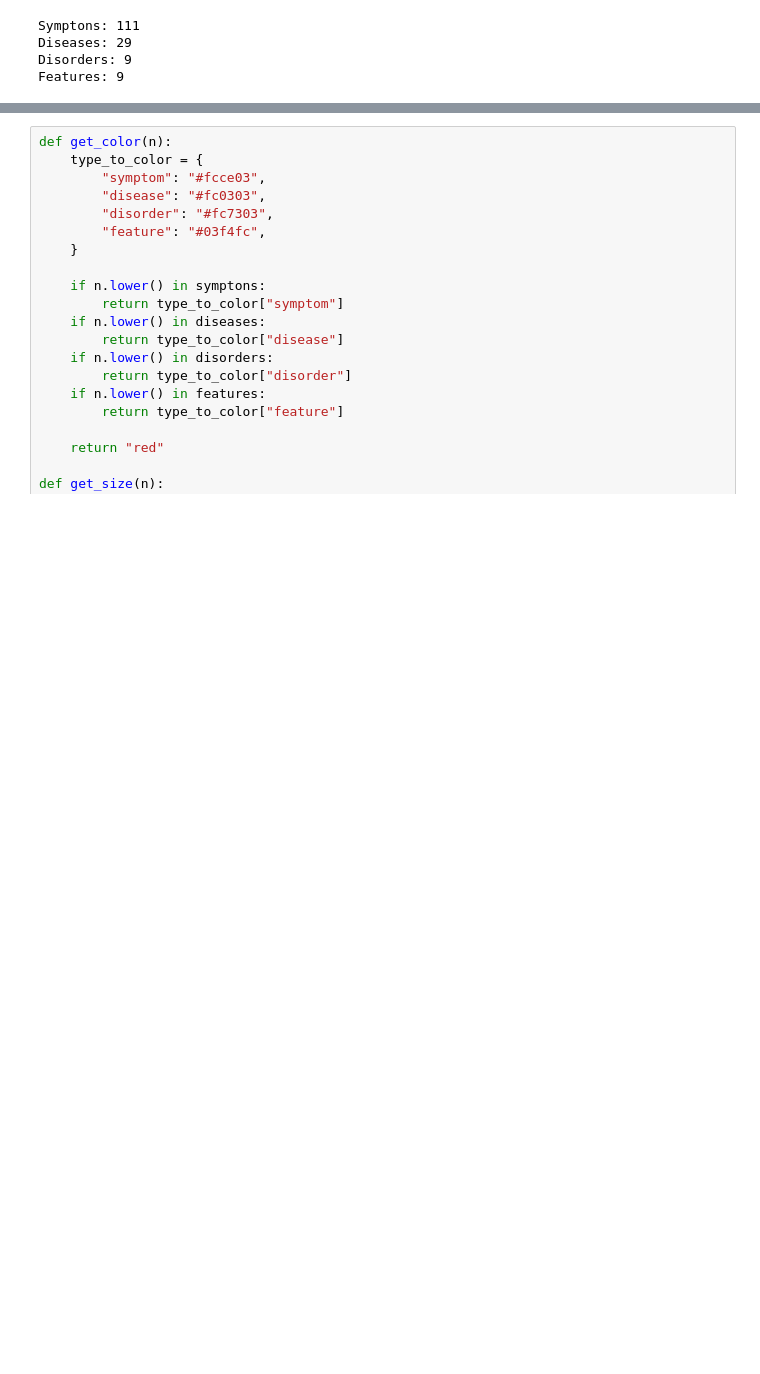
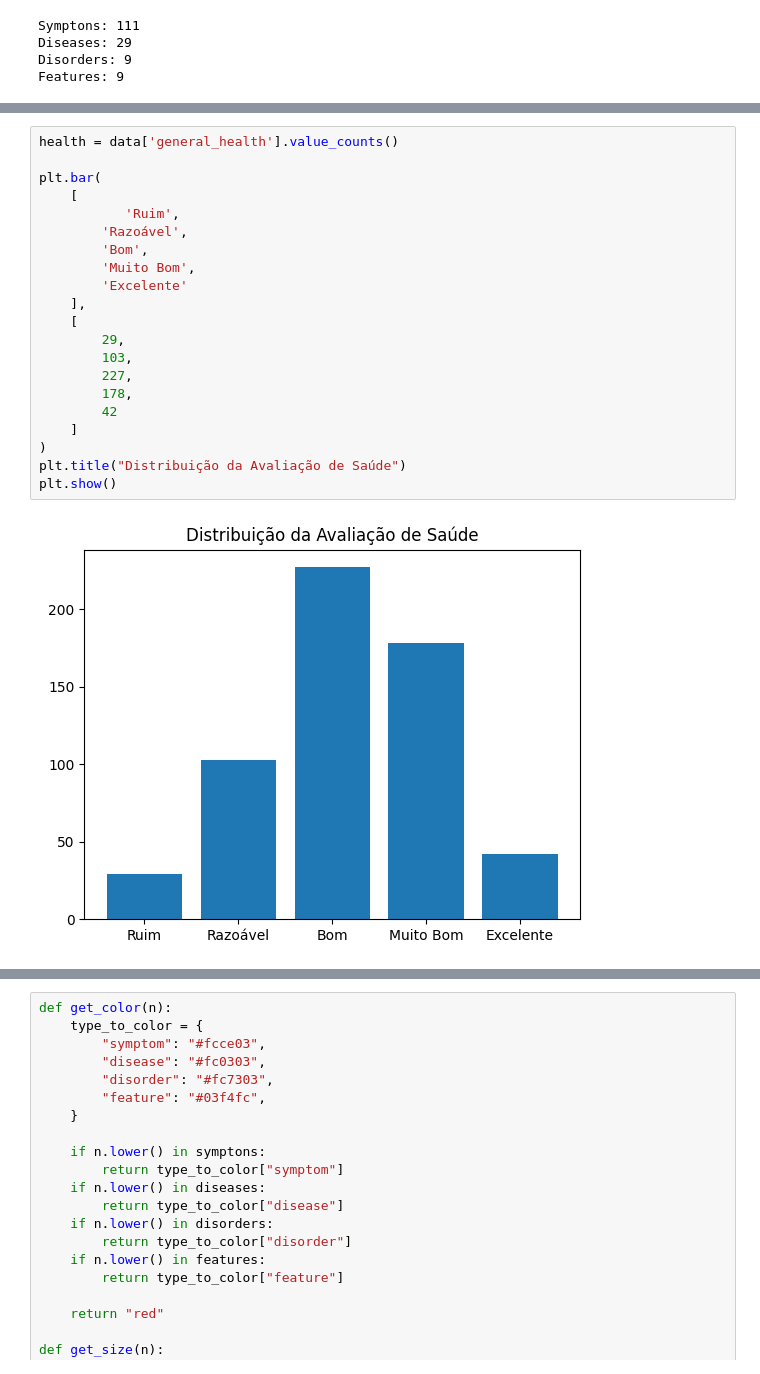
Before and after one commit to gabrielfsil/redes-complexas, a Jupyter notebook: notebooks/kg-mental-health.ipynb, the cells around one changed output, grey strips where cells are left out. Drawn from its saved outputs; the diff is of its cells as text; blank space fills up the shorter version.

```diff
--- a/notebooks/kg-mental-health.ipynb
+++ b/notebooks/kg-mental-health.ipynb
@@ -334,0 +344,23 @@ Features: 9
+# %%
+health = data['general_health'].value_counts()
+
+plt.bar(
+    [
+           'Ruim',
+        'Razoável',
+        'Bom',
+        'Muito Bom',
+        'Excelente'
+    ],
+    [
+        29,
+        103,
+        227,
+        178,
+        42
+    ]
+)
+plt.title("Distribuição da Avaliação de Saúde")
+plt.show()
+# %% [output]
+[figure, added]
```
Also changed, not shown: parts of 72 cells of this notebook, 10 other files.
